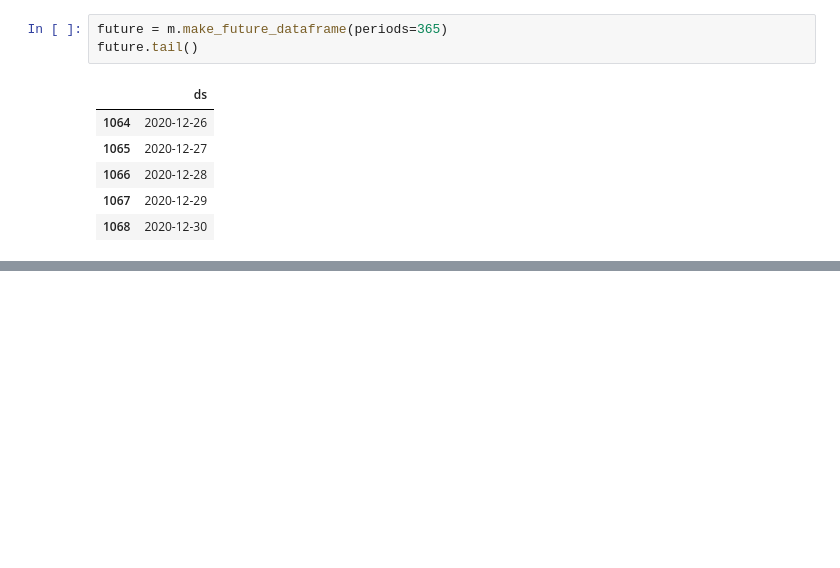
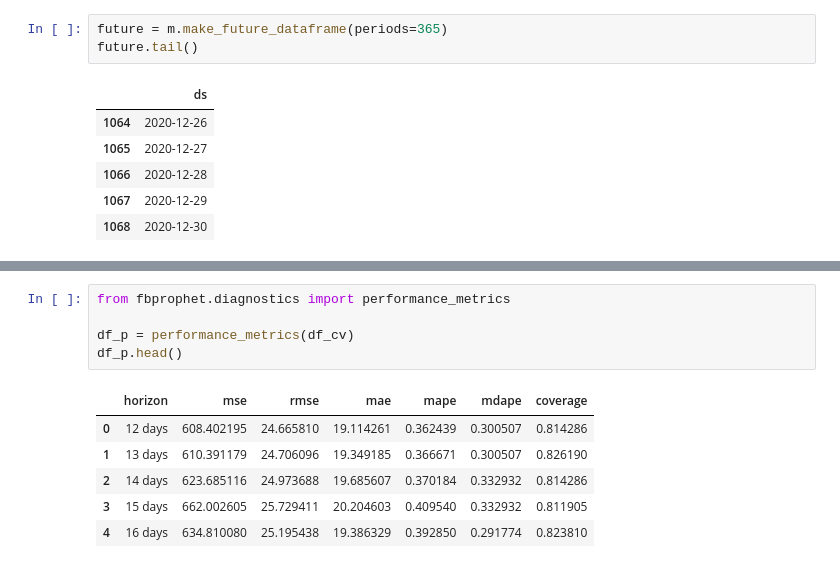
Before and after one commit to mayukh18/covidexplore, a Jupyter notebook: analysis/Data_analysis.ipynb, the cells around one changed output, grey strips where cells are left out. Drawn from its saved outputs; the diff is of its cells as text; blank space fills up the shorter version.

```diff
--- a/analysis/Data_analysis.ipynb
+++ b/analysis/Data_analysis.ipynb
@@ -357,0 +395,12 @@ py.iplot(fig)
+# %%
+from fbprophet.diagnostics import performance_metrics
+
+df_p = performance_metrics(df_cv)
+df_p.head()
+# %% [output]
+|  | horizon | mse | rmse | mae | mape | mdape | coverage |
+| 0 | 12 days | 608.402195 | 24.665810 | 19.114261 | 0.362439 | 0.300507 | 0.814286 |
+| 1 | 13 days | 610.391179 | 24.706096 | 19.349185 | 0.366671 | 0.300507 | 0.826190 |
+| 2 | 14 days | 623.685116 | 24.973688 | 19.685607 | 0.370184 | 0.332932 | 0.814286 |
+| 3 | 15 days | 662.002605 | 25.729411 | 20.204603 | 0.409540 | 0.332932 | 0.811905 |
+| 4 | 16 days | 634.810080 | 25.195438 | 19.386329 | 0.392850 | 0.291774 | 0.823810 |
```
Also changed, not shown: parts of 17 cells of this notebook.
